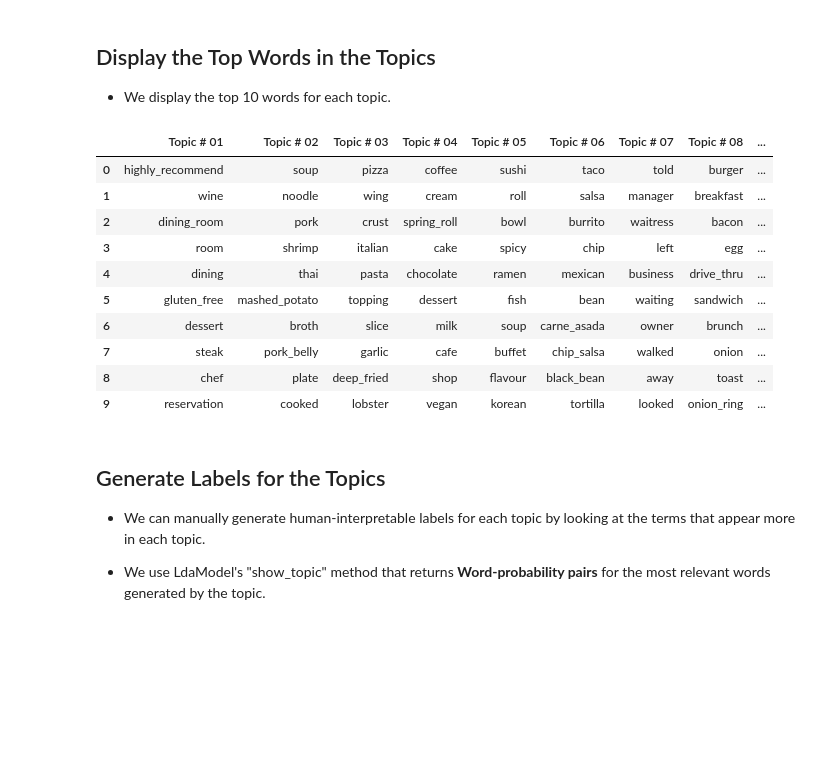
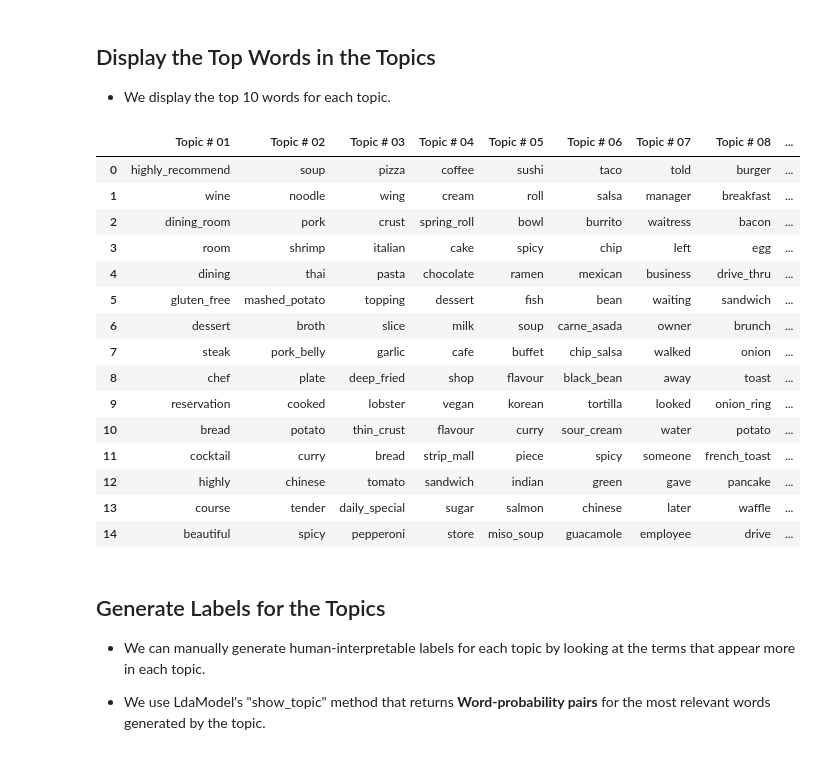
Before and after one commit to rojinadeuja/Yelp_Data_Modelling, a Jupyter notebook: 02_topic_modelling_with_LDA.ipynb, the cells around one changed output. Drawn from its saved outputs; the diff is of its cells as text; code cells hidden in the pictures; blank space fills up the shorter version.

Commit message:
Added comments and changed number of topics

```diff
--- a/02_topic_modelling_with_LDA.ipynb
+++ b/02_topic_modelling_with_LDA.ipynb
@@ -388,19 +388,24 @@ def get_lda_topics(model, num_topics, top_words):
         word_dict['Topic # ' + '{:02d}'.format(i+1)] = [i[0] for i in words];
     return pd.DataFrame(word_dict)
 # %%
-get_lda_topics(model, num_topics, 10) #View top 10 words for each topic
+get_lda_topics(model, num_topics, 15) #View top 20 words for each topic
 # %% [output]
 |  | Topic # 01 | Topic # 02 | Topic # 03 | Topic # 04 | Topic # 05 | Topic # 06 | Topic # 07 | Topic # 08 | ... |
 | 0 | highly_recommend | soup | pizza | coffee | sushi | taco | told | burger | ... |
 | 1 | wine | noodle | wing | cream | roll | salsa | manager | breakfast | ... |
 | 2 | dining_room | pork | crust | spring_roll | bowl | burrito | waitress | bacon | ... |
 | 3 | room | shrimp | italian | cake | spicy | chip | left | egg | ... |
 | 4 | dining | thai | pasta | chocolate | ramen | mexican | business | drive_thru | ... |
 | 5 | gluten_free | mashed_potato | topping | dessert | fish | bean | waiting | sandwich | ... |
 | 6 | dessert | broth | slice | milk | soup | carne_asada | owner | brunch | ... |
 | 7 | steak | pork_belly | garlic | cafe | buffet | chip_salsa | walked | onion | ... |
 | 8 | chef | plate | deep_fried | shop | flavour | black_bean | away | toast | ... |
 | 9 | reservation | cooked | lobster | vegan | korean | tortilla | looked | onion_ring | ... |
+| 10 | bread | potato | thin_crust | flavour | curry | sour_cream | water | potato | ... |
+| 11 | cocktail | curry | bread | strip_mall | piece | spicy | someone | french_toast | ... |
+| 12 | highly | chinese | tomato | sandwich | indian | green | gave | pancake | ... |
+| 13 | course | tender | daily_special | sugar | salmon | chinese | later | waffle | ... |
+| 14 | beautiful | spicy | pepperoni | store | miso_soup | guacamole | employee | drive | ... |
 # %% [markdown]
 ## Generate Labels for the Topics
 
```
Also changed, not shown: parts of 18 cells of this notebook.
